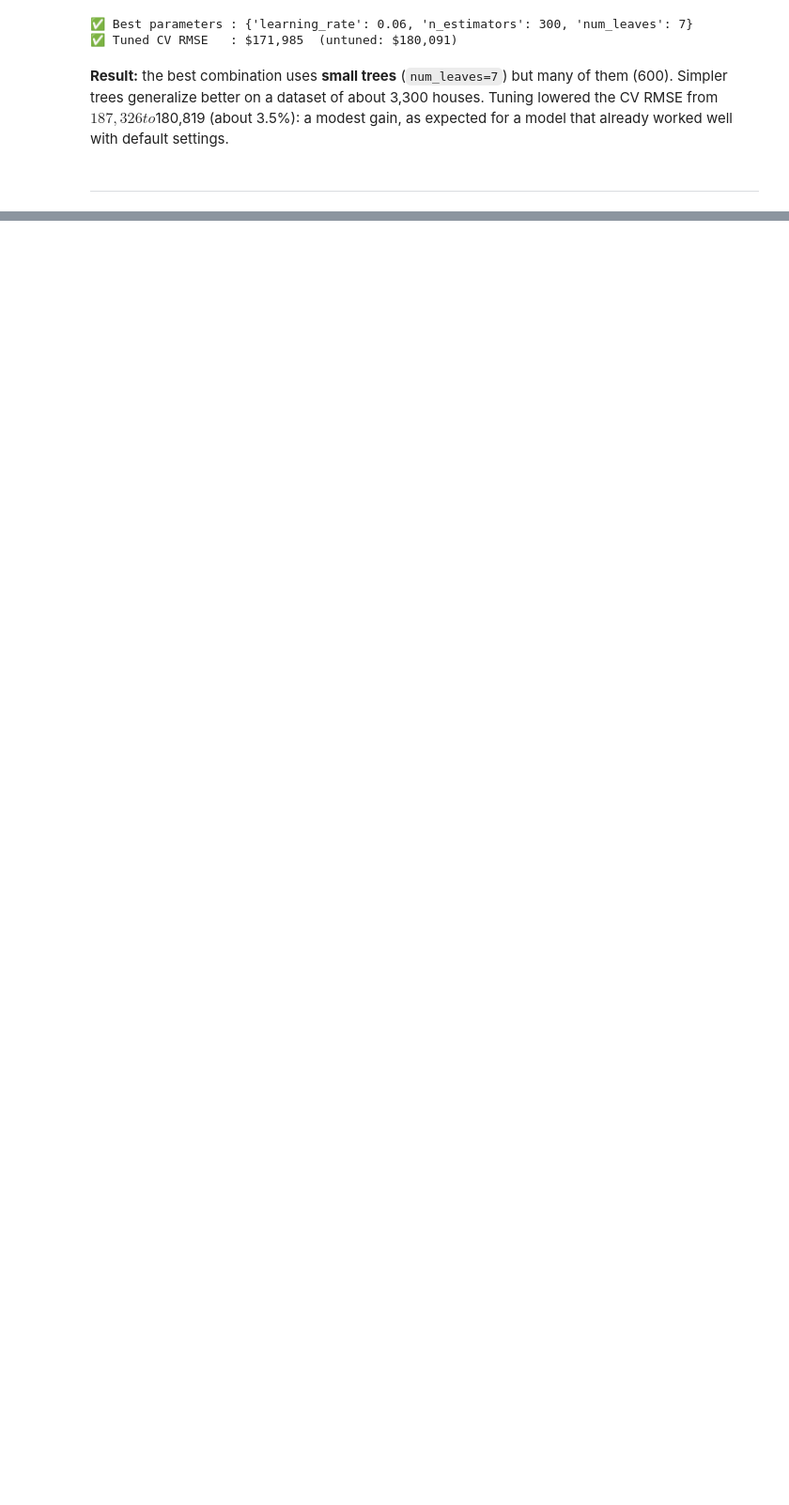
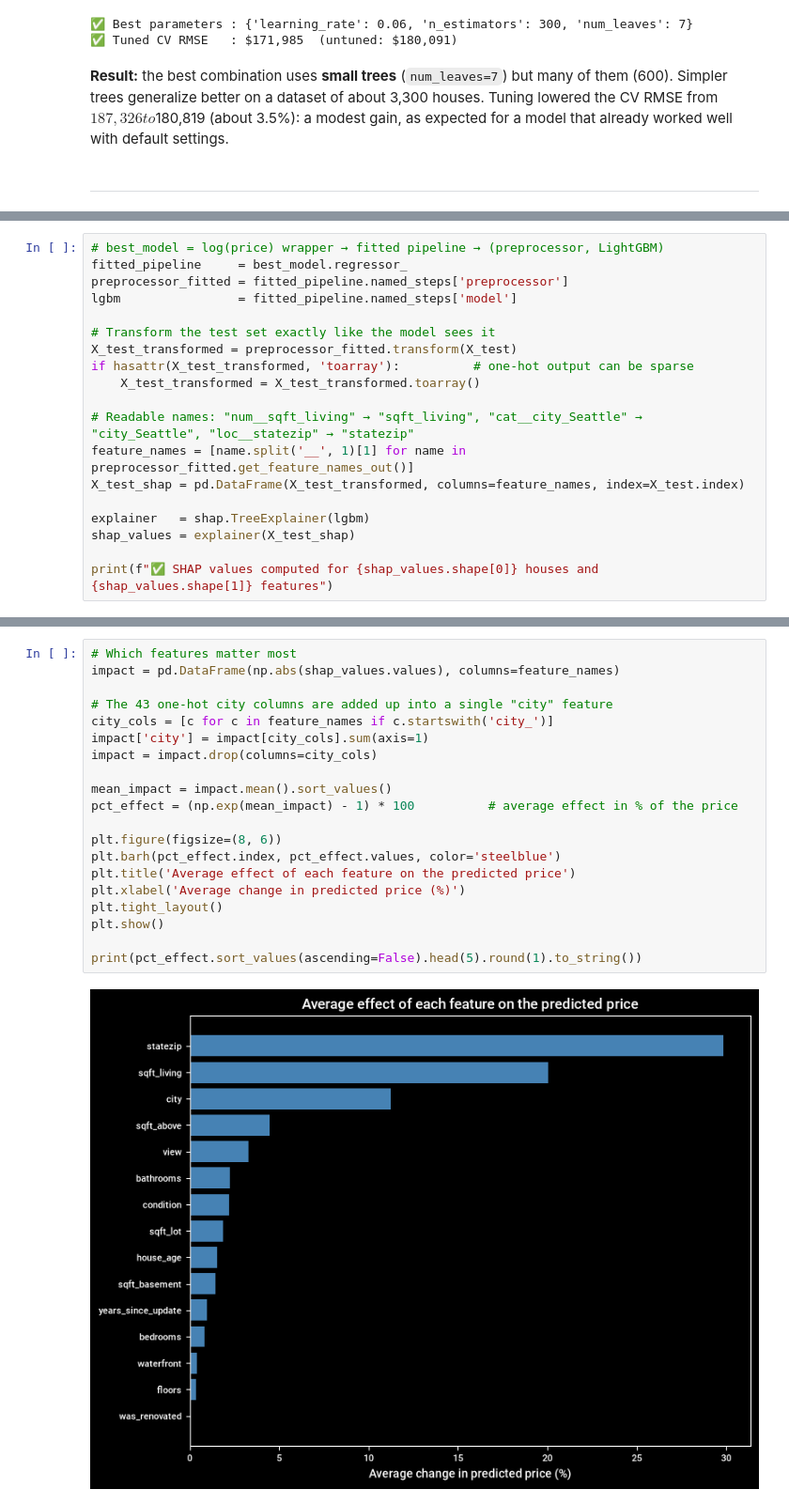
Before and after one commit to MaykInvest/House_Prices_Prediction, a Jupyter notebook: project.ipynb, the cells around one changed output, grey strips where cells are left out. Shown at 94% size. Saved outputs shown, nothing was run; the diff lists cells and outputs as text; blank space fills up the shorter version.

```diff
--- a/project.ipynb
+++ b/project.ipynb
@@ -605,0 +718,19 @@ The tuned model is now evaluated **once** on the houses it has never seen. The t
+# %%
+# best_model = log(price) wrapper → fitted pipeline → (preprocessor, LightGBM)
+fitted_pipeline     = best_model.regressor_
+preprocessor_fitted = fitted_pipeline.named_steps['preprocessor']
+lgbm                = fitted_pipeline.named_steps['model']
+
+# Transform the test set exactly like the model sees it
+X_test_transformed = preprocessor_fitted.transform(X_test)
+if hasattr(X_test_transformed, 'toarray'):          # one-hot output can be sparse
+    X_test_transformed = X_test_transformed.toarray()
+
+# Readable names: "num__sqft_living" → "sqft_living", "cat__city_Seattle" → "city_Seattle", "loc__statezip" → "statezip"
+feature_names = [name.split('__', 1)[1] for name in preprocessor_fitted.get_feature_names_out()]
+X_test_shap = pd.DataFrame(X_test_transformed, columns=feature_names, index=X_test.index)
+
+explainer   = shap.TreeExplainer(lgbm)
+shap_values = explainer(X_test_shap)
+
+print(f"✅ SHAP values computed for {shap_values.shape[0]} houses and {shap_values.shape[1]} features")
@@ -605,0 +739,22 @@ The tuned model is now evaluated **once** on the houses it has never seen. The t
+# %%
+# Which features matter most
+impact = pd.DataFrame(np.abs(shap_values.values), columns=feature_names)
+
+# The 43 one-hot city columns are added up into a single "city" feature
+city_cols = [c for c in feature_names if c.startswith('city_')]
+impact['city'] = impact[city_cols].sum(axis=1)
+impact = impact.drop(columns=city_cols)
+
+mean_impact = impact.mean().sort_values()
+pct_effect = (np.exp(mean_impact) - 1) * 100          # average effect in % of the price
+
+plt.figure(figsize=(8, 6))
+plt.barh(pct_effect.index, pct_effect.values, color='steelblue')
+plt.title('Average effect of each feature on the predicted price')
+plt.xlabel('Average change in predicted price (%)')
+plt.tight_layout()
+plt.show()
+
+print(pct_effect.sort_values(ascending=False).head(5).round(1).to_string())
+# %% [output]
+[figure, added]
```
Also changed, not shown: parts of 20 cells of this notebook, 2 other files.
